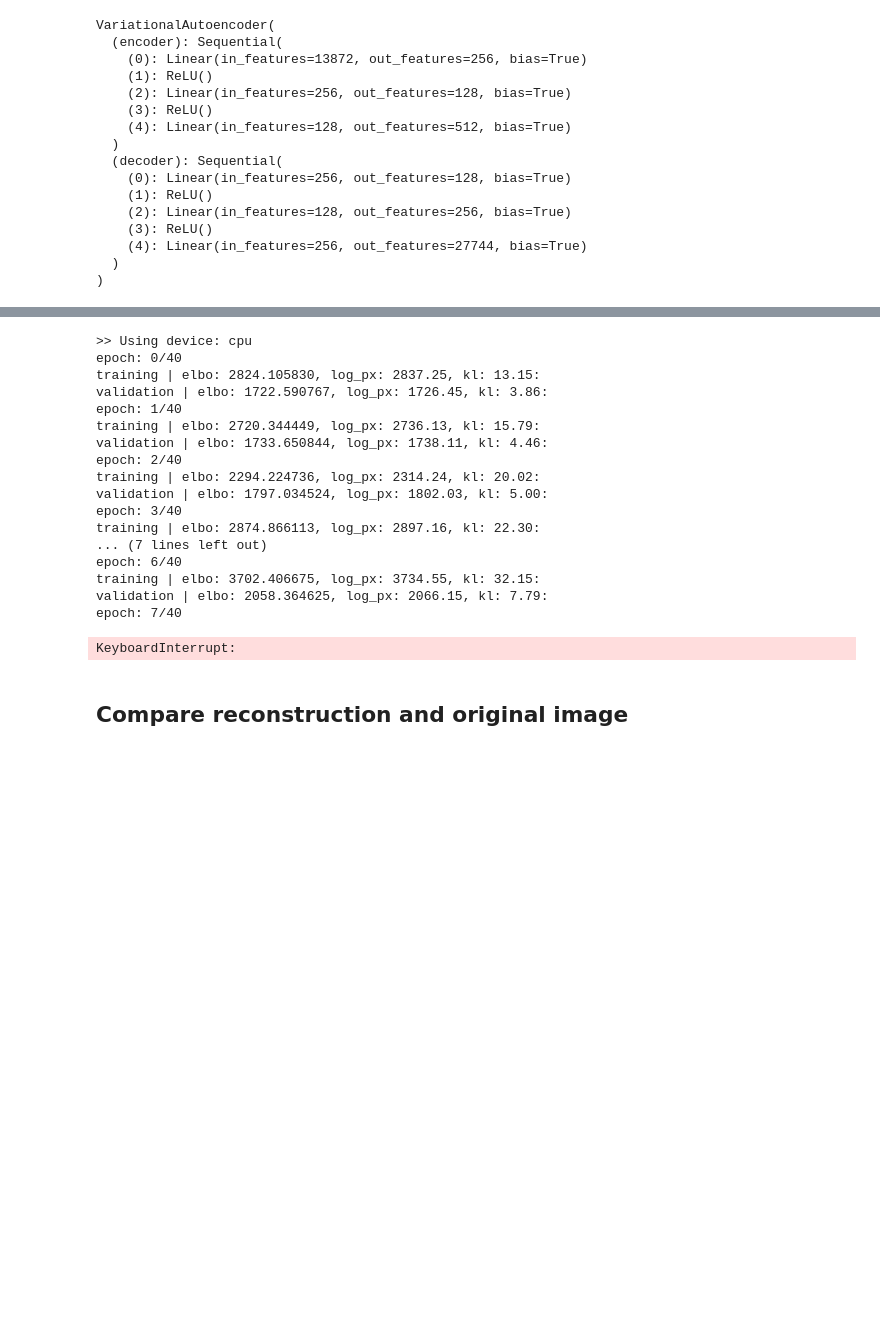
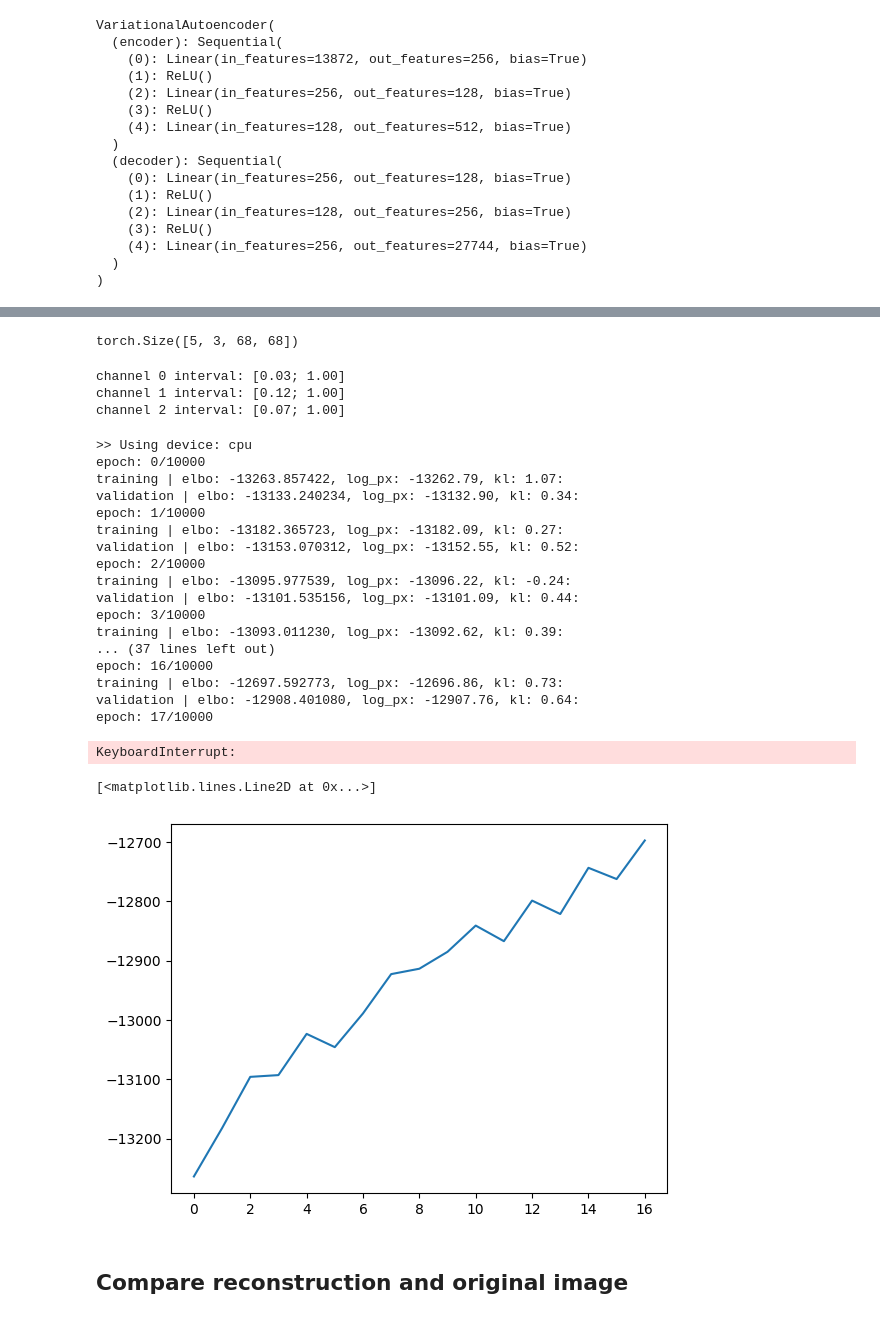
Before and after one commit to RasmusML/generative-models-for-phenotypic-profiling, a Jupyter notebook: playground.ipynb, the cells around one changed output, grey strips where cells are left out. Cells and saved outputs as stored; diff of their text form; code cells hidden in the pictures; blank space fills up the shorter version.

```diff
--- a/playground.ipynb
+++ b/playground.ipynb
@@ -192,7 +373,8 @@ VariationalAutoencoder(
 # %%
 def reduce(x:Tensor) -> Tensor:
     """for each datapoint: sum over all dimensions"""
-    return x.view(x.size(0), -1).sum(dim=1)
+    flat = view_flat_samples(x)
+    return flat.sum(dim=1)
 
 class VariationalInference(nn.Module):
     def __init__(self, beta:float=1.):
@@ -200,7 +382,6 @@ class VariationalInference(nn.Module):
         self.beta = beta
 
     def forward(self, model:nn.Module, x:Tensor) -> Tuple[Tensor, Dict]:
-
         # forward pass through the model
         outputs = model(x)
 
@@ -241,24 +411,42 @@ tensor_train_set = torch.tensor(train_set).to(torch.float32)
+# %%
+train_set = prepare_raw_images(images)
+normalize_channels_inplace(train_set)
+print(train_set.shape)
+# %% [output]
+torch.Size([5, 3, 68, 68])
+# %%
+channel_first = view_channel_dim_first(train_set)
+for i in range(channel_first.shape[0]):
+    channel = channel_first[i]
+    print("channel {} interval: [{:.2f}; {:.2f}]".format(i, torch.min(channel), torch.max(channel)))
+# %% [output]
+channel 0 interval: [0.03; 1.00]
+channel 1 interval: [0.12; 1.00]
+channel 2 interval: [0.07; 1.00]
 # %%
-from collections import defaultdict
-
 # VAE
+image_shape = np.array([3, 68, 68])
 latent_features = 256
-vae = VariationalAutoencoder(tensor_train_set[0].shape, latent_features)
+vae = CytoVariationalAutoencoder(image_shape, latent_features)
+#vae = VariationalAutoencoder(image_shape, latent_features)
 
 beta = 1
 vi = VariationalInference(beta=beta)
 
 # The Adam optimizer works really well with VAEs.
-optimizer = torch.optim.Adam(vae.parameters(), lr=1e-3, )
+optimizer = torch.optim.Adam(vae.parameters(), lr=1e-3, weight_decay=10e-4)
 
 # define dictionary to store the training curves
 training_data = defaultdict(list)
 validation_data = defaultdict(list)
 # %%
-num_epochs = 40
+num_epochs = 10000
+batch_size = 2
 
 device = torch.device("cuda:0" if torch.cuda.is_available() else "cpu")
 print(f">> Using device: {device}")
+
+train_loader = DataLoader(train_set, batch_size=batch_size, shuffle=True, num_workers=0, drop_last=True)
 
 # move the model to the device
 vae = vae.to(device)
@@ -271,13 +459,7 @@ for epoch in range(num_epochs):
     training_epoch_data = defaultdict(list)
     vae.train()
 
-    # Go through each batch in the training dataset using the loader
-    # Note that y is not necessarily known as it is here
-    '''for x, y in train_loader:
-    x = x.to(device)'''
-
-    for x in tensor_train_set:
-        x = x[None,:,:] # add 1 more dimension @TODO: remove this, when we actually use a batch size > 1
+    for x in train_loader:
         x = x.to(device)
 
         # perform a forward pass through the model and compute the ELBO
@@ -285,6 +467,7 @@ for epoch in range(num_epochs):
 
         optimizer.zero_grad()
         loss.backward()
+        nn.utils.clip_grad_norm_(vae.parameters(), 2)
         optimizer.step()
 
         # gather data for the current batch
@@ -315,24 +498,27 @@ for epoch in range(num_epochs):
     print("validation | elbo: {:2f}, log_px: {:.2f}, kl: {:.2f}:".format(np.mean(validation_data["elbo"]), np.mean(validation_data["log_px"]), np.mean(validation_data["kl"])))
 # %% [output]
 >> Using device: cpu
-epoch: 0/40
-training | elbo: 2824.105830, log_px: 2837.25, kl: 13.15:
-validation | elbo: 1722.590767, log_px: 1726.45, kl: 3.86:
-epoch: 1/40
-training | elbo: 2720.344449, log_px: 2736.13, kl: 15.79:
-validation | elbo: 1733.650844, log_px: 1738.11, kl: 4.46:
-epoch: 2/40
-training | elbo: 2294.224736, log_px: 2314.24, kl: 20.02:
-validation | elbo: 1797.034524, log_px: 1802.03, kl: 5.00:
-epoch: 3/40
-training | elbo: 2874.866113, log_px: 2897.16, kl: 22.30:
-... (7 lines left out)
-epoch: 6/40
-training | elbo: 3702.406675, log_px: 3734.55, kl: 32.15:
-validation | elbo: 2058.364625, log_px: 2066.15, kl: 7.79:
-epoch: 7/40
+epoch: 0/10000
+training | elbo: -13263.857422, log_px: -13262.79, kl: 1.07:
+validation | elbo: -13133.240234, log_px: -13132.90, kl: 0.34:
+epoch: 1/10000
+training | elbo: -13182.365723, log_px: -13182.09, kl: 0.27:
+validation | elbo: -13153.070312, log_px: -13152.55, kl: 0.52:
+epoch: 2/10000
+training | elbo: -13095.977539, log_px: -13096.22, kl: -0.24:
+validation | elbo: -13101.535156, log_px: -13101.09, kl: 0.44:
+epoch: 3/10000
+training | elbo: -13093.011230, log_px: -13092.62, kl: 0.39:
+... (37 lines left out)
+epoch: 16/10000
+training | elbo: -12697.592773, log_px: -12696.86, kl: 0.73:
+validation | elbo: -12908.401080, log_px: -12907.76, kl: 0.64:
+epoch: 17/10000
 KeyboardInterrupt:
 # %%
-#plt.plot(training_data["elbo"])
+plt.plot(training_data["elbo"])
+# %% [output]
+[<matplotlib.lines.Line2D at 0x...>]
+[figure, added]
 # %% [markdown]
 ## Compare reconstruction and original image
```
Also changed, not shown: parts of 17 cells of this notebook, 2 other files.
